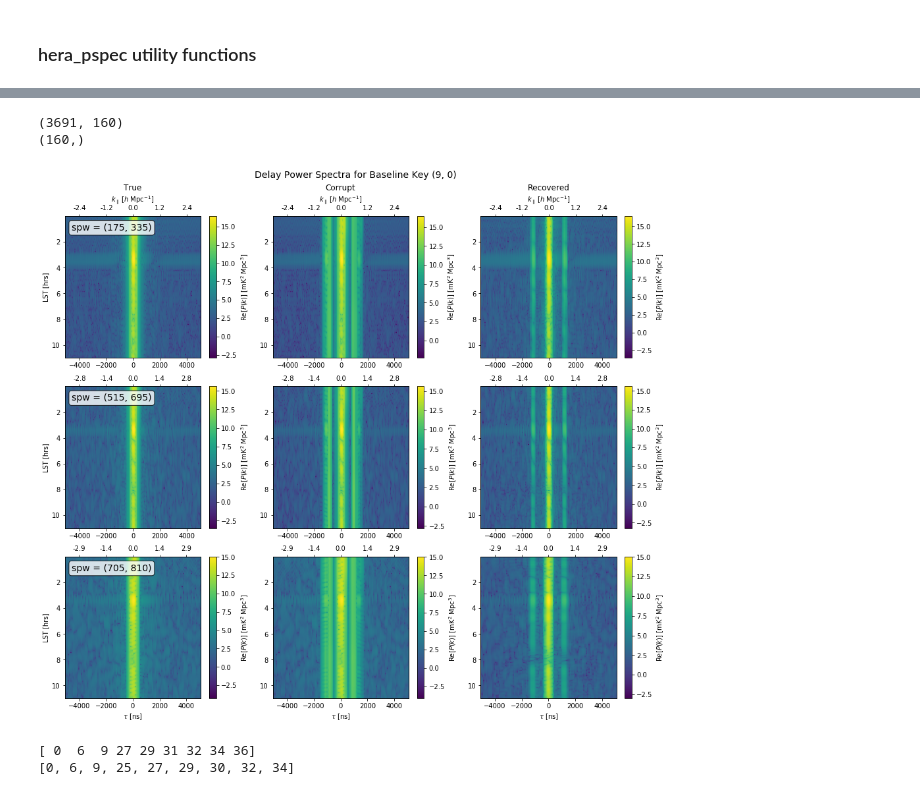
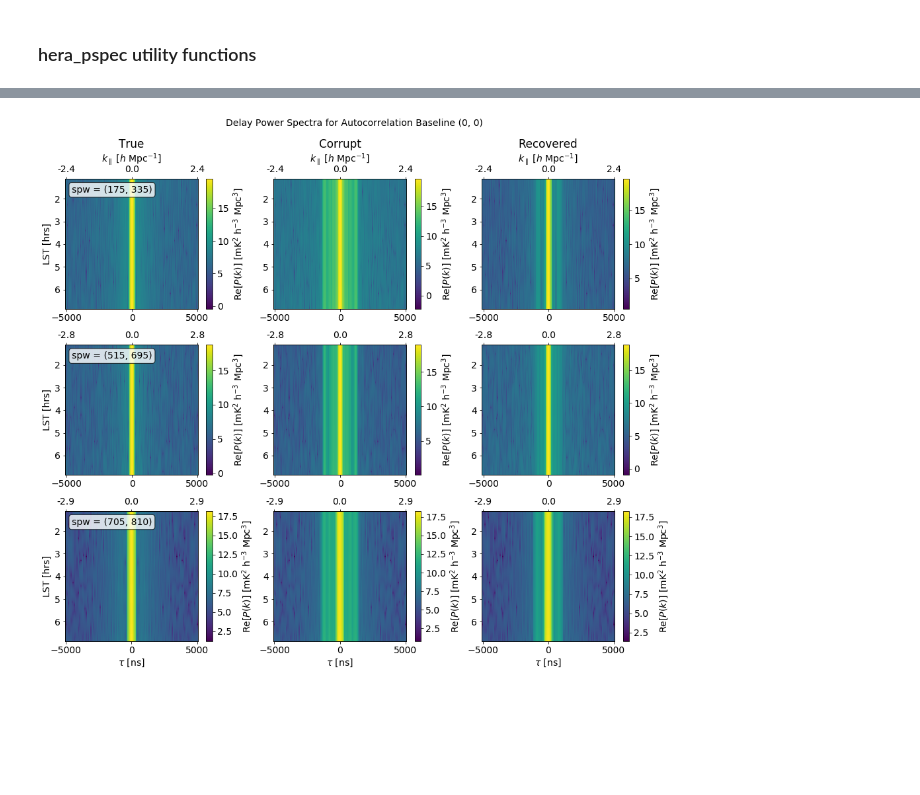
Before and after one commit to HERA-Team/hera-validation, a Jupyter notebook: test-series/3/test-3.2.0.ipynb, the cells around one changed output, grey strips where cells are left out. Saved outputs shown, nothing was run; the diff lists cells and outputs as text; code cells hidden in the pictures; blank space fills up the shorter version.

```diff
--- a/test-series/3/test-3.2.0.ipynb
+++ b/test-series/3/test-3.2.0.ipynb
@@ -684,0 +527,5 @@ uvd.write_uvh5(os.path.join(vis_data_path, 'zen.{}.true.uvh5'.format(JD_str)))
+# %%
+# Chunk up the LST axis back into 32 equal segments as in the original data files
+times_jd_per_file = metadata_dic['times_jd'].reshape((len(vis_files),
+                                                      metadata_dic['times_jd'].size//len(vis_files)))
+print(times_jd_per_file.shape)
@@ -993,21 +735,17 @@ Pspec Files:
 # %%
+# Load in power spectra as uvpspec objects
 uvps = {}
-uvps_avg = {}
-keys = ['true', 'corrupt', 'recovered']
+keys = ['true', 'corrupt', 'recovered', 'recovered.true']
 for key, pspec_file in zip(keys, pspec_files):
     psc = hera_pspec.PSpecContainer(pspec_file, keep_open=False)
     uvps[key] = psc.get_pspec('dset0_dset1', 'dset0_x_dset1')
-    uvps_avg[key] = copy.deepcopy(uvps[key])
-    uvps_avg[key].average_spectra(time_avg=True)
-# %%
-print(uvps['true'].get_data((0, params['blps'][0], 'xx')).shape)
-print(uvps['true'].get_kparas(0).shape)
-# %% [output]
-(3691, 160)
-(160,)
 # %%
-def plot_pspec_waterfalls(bl, uvps, params, metadata_dic):
-
+def plot_pspec_waterfalls(bl, uvps, params, metadata_dic, bl_dic):
+    """
+    Plots power spectrum waterfalls from a
+    dictionary object containing uvpspec objects
+    for the antenna pair supplied by `bl`.
+    """
     freqs = metadata_dic['freqs']
     lsts_hrs = metadata_dic['lsts_hrs']
     spws = params['spws']
@@ -1033,26 +771,28 @@ def plot_pspec_waterfalls(bl, uvps, params, metadata_dic):
             extent = [delays.min(), delays.max(),
                       lsts_hrs.max(), lsts_hrs.min()]
 
+            ps_key = (i_spw, (bl, bl), 'xx')
+
             # Plot flags for spw
             ax = axs[i_spw, 0]
-            cax = ax.imshow(np.log10(uvps['true'].get_data((i_spw, (bl, bl), 'xx')).real),
+            cax = ax.imshow(np.log10(uvps['true'].get_data(ps_key).real),
                             aspect='auto', extent=extent)
-            fig.colorbar(cax, ax=ax, label=r'Re[$P(k)$] [mK$^2$ Mpc$^3$]')
+            fig.colorbar(cax, ax=ax, label=r'Re[$P(k)$] [mK$^2$ h$^{-3}$ Mpc$^3$]')
             if i_spw == 0: ax.set_title('True')
             props = dict(boxstyle='round', facecolor='white', alpha=0.8)
             ax.text(0.05, 0.95, 'spw = {}'.format(spw), transform=ax.transAxes,
                     fontsize=14, verticalalignment='top', horizontalalignment='left', bbox=props)
 
             ax = axs[i_spw, 1]
-            cax = ax.imshow(np.log10(uvps['corrupt'].get_data((i_spw, (bl, bl), 'xx')).real),
+            cax = ax.imshow(np.log10(uvps['corrupt'].get_data(ps_key).real),
                             aspect='auto', extent=extent)
-            fig.colorbar(cax, ax=ax, label=r'Re[$P(k)$] [mK$^2$ Mpc$^3$]')
+            fig.colorbar(cax, ax=ax, label=r'Re[$P(k)$] [mK$^2$ h$^{-3}$ Mpc$^3$]')
             if i_spw == 0: ax.set_title('Corrupt')
 
             ax = axs[i_spw, 2]
-            cax = ax.imshow(np.log10(uvps['recovered'].get_data((i_spw, (bl, bl), 'xx')).real),
+            cax = ax.imshow(np.log10(uvps['recovered'].get_data(ps_key).real),
                             aspect='auto', extent=extent)
-            fig.colorbar(cax, ax=ax, label=r'Re[$P(k)$] [mK$^2$ Mpc$^3$]')
+            fig.colorbar(cax, ax=ax, label=r'Re[$P(k)$] [mK$^2$ h$^{-3}$ Mpc$^3$]')
             if i_spw == 0: ax.set_title('Recovered')
 
             for ax in axs[i_spw]:
@@ -1066,10 +806,14 @@ def plot_pspec_waterfalls(bl, uvps, params, metadata_dic):
                 if i_spw == 0: ax2.set_xlabel(r'$k_{\parallel}$ [$h$ Mpc$^{-1}$]')
 
     fig.tight_layout()
-    plt.subplots_adjust(top=0.9)
-    fig.suptitle('Delay Power Spectra for Baseline Key {}'.format(bl), fontsize=14)
+    plt.subplots_adjust(top=0.875)
+    if bl in bl_dic.keys():
+        bl_str = 'a ' + bl_dic[bl] + ' Baseline'
+    else:
+        bl_str = 'Autocorrelation Baseline {}'.format(bl)
+    fig.suptitle('Delay Power Spectra for {}'.format(bl_str), fontsize=14)
 # %%
-bl = params['bls'][0]
-plot_pspec_waterfalls(bl, uvps, params, metadata_dic)
+bl = (0, 0)
+plot_pspec_waterfalls(bl, uvps, params, metadata_dic, bl_dic)
 # %% [output]
-[figure, old version]
+[figure, new version]
@@ -1147,8 +819,0 @@ def plot_time_averaged_pspec_spectra(bl, uvps, params, metadata_dic, ylims=None,
-# %%
-ants_subset = np.unique([ant for bl in params['bls'] for ant in bl])
-print(ants_subset)
-use_inds = [np.where(antnums == antnum)[0][0] for antnum in ants_subset]
-print(use_inds)
-# %% [output]
-[ 0  6  9 27 29 31 32 34 36]
-[0, 6, 9, 25, 27, 29, 30, 32, 34]
```
Also changed, not shown: parts of 96 cells of this notebook.
